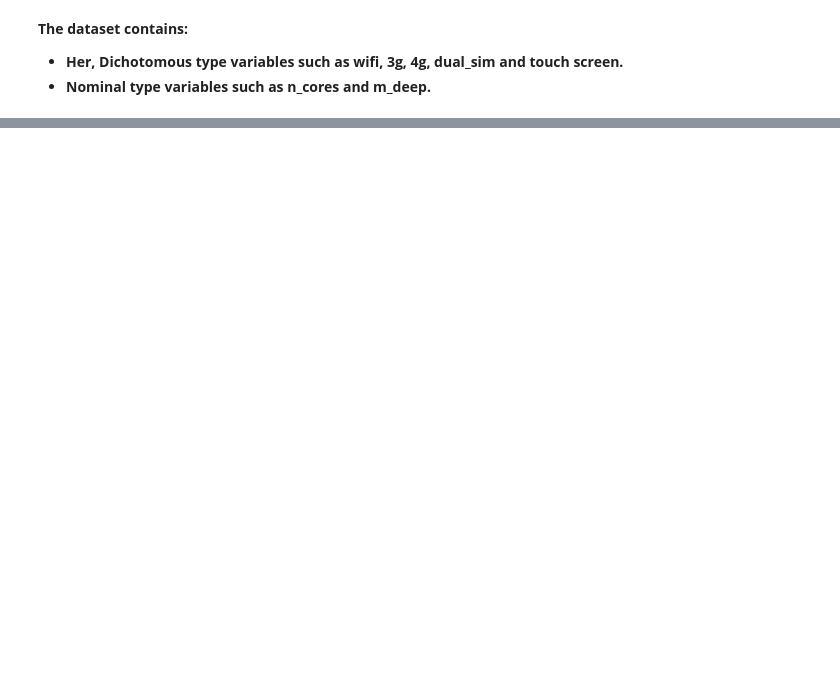
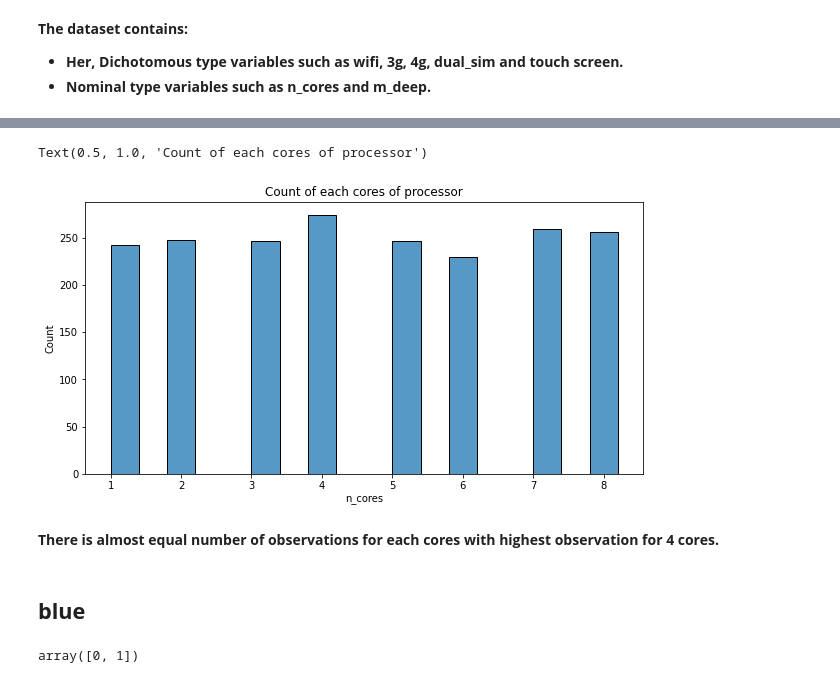
Before and after one commit to vickypandey07/Mobile-Price-Range-Prediction, a Jupyter notebook: Mobile_Price_Range_Prediction_Vikram_Pandey_Capstone_Project_3.ipynb, the cells around one changed output, grey strips where cells are left out. Cells and saved outputs as stored; diff of their text form; code cells hidden in the pictures; blank space fills up the shorter version.

```diff
--- a/Mobile_Price_Range_Prediction_Vikram_Pandey_Capstone_Project_3.ipynb
+++ b/Mobile_Price_Range_Prediction_Vikram_Pandey_Capstone_Project_3.ipynb
@@ -158,0 +204,19 @@ df.describe()
+# %%
+# Histplot to show count of each categories
+
+plt.figure(figsize=(10,5))
+sns.histplot(df['n_cores'],binwidth=0.4)
+plt.title('Count of each cores of processor')
+# %% [output]
+Text(0.5, 1.0, 'Count of each cores of processor')
+[figure, added]
+# %% [markdown]
+**There is almost equal number of observations for each cores with highest observation for 4 cores.**
+# %% [markdown]
+## **blue**
+# %%
+# Let's check  unique categories first
+
+df['blue'].unique()
+# %% [output]
+array([0, 1])
```
Also changed, not shown: parts of 13 cells of this notebook.
